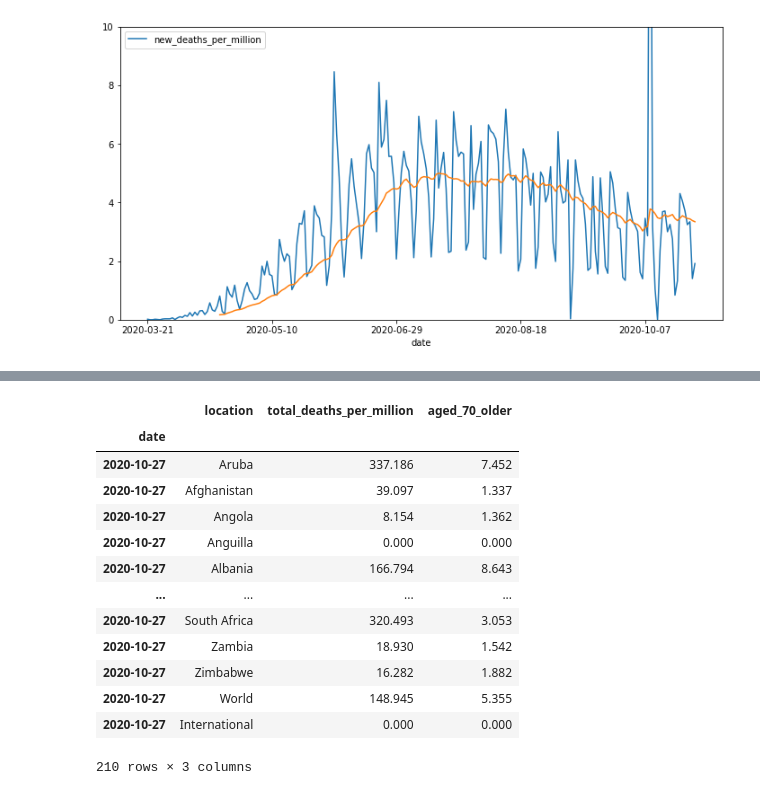
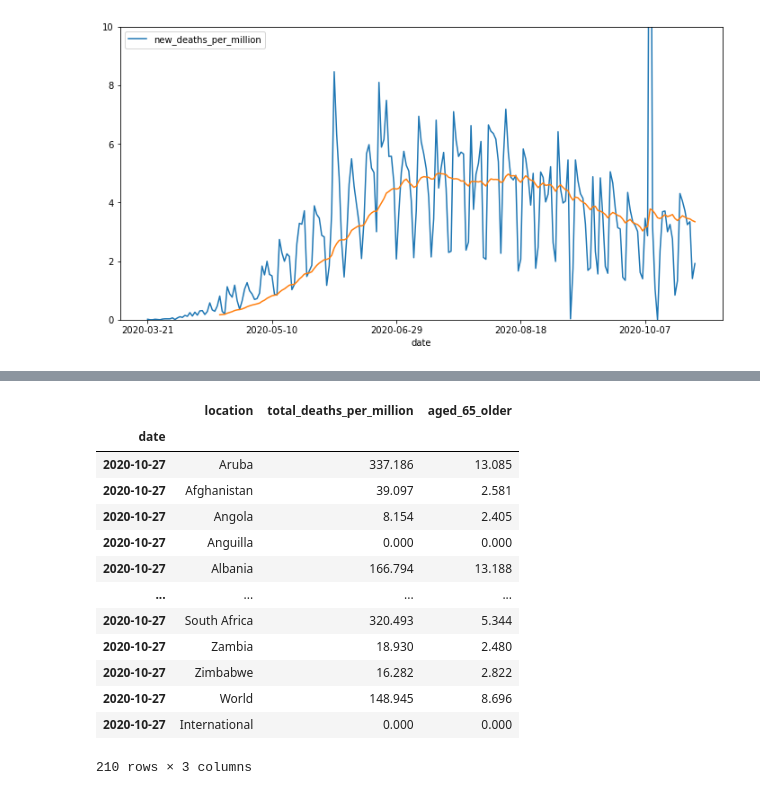
Before and after one commit to nikitaagarwala16/Breaking-down-Covid-19, a Jupyter notebook: Our World In Data Covid Dataset Analysis.ipynb, the cells around one changed output, grey strips where cells are left out. Saved outputs shown, nothing was run; the diff lists cells and outputs as text; code cells hidden in the pictures.

```diff
--- a/Our World In Data Covid Dataset Analysis.ipynb
+++ b/Our World In Data Covid Dataset Analysis.ipynb
@@ -137,32 +137,32 @@ Index(['new_deaths_per_million'], dtype='object')
 # %%
 def scatter_plot(date, col1, col2):
     tot_df = pd.DataFrame(columns = ['date', 'location', col1, col2])
     for c in country_df:
         temp_df = owid_df[(owid_df['location']==c) & (owid_df['date']==date)][['date', 'location', col1, col2]]
         tot_df = tot_df.append(temp_df, ignore_index = True).fillna(0)
     tot_df.set_index('date', inplace=True)
 
     fig = px.scatter(data_frame=tot_df, x=col2,
                      y=col1, color="location", trendline="ols",
                  hover_data=['location'])
     fig.show()
 
     return tot_df
 
-scatter_plot('2020-10-27', 'total_deaths_per_million', 'aged_70_older')
+scatter_plot('2020-10-27', 'total_deaths_per_million', 'aged_65_older')
 # %% [output]
 [interactive output not drawn]
-|  | location | total_deaths_per_million | aged_70_older |
+|  | location | total_deaths_per_million | aged_65_older |
 | date |  |  |  |
-| 2020-10-27 | Aruba | 337.186 | 7.452 |
-| 2020-10-27 | Afghanistan | 39.097 | 1.337 |
-| 2020-10-27 | Angola | 8.154 | 1.362 |
+| 2020-10-27 | Aruba | 337.186 | 13.085 |
+| 2020-10-27 | Afghanistan | 39.097 | 2.581 |
+| 2020-10-27 | Angola | 8.154 | 2.405 |
 | 2020-10-27 | Anguilla | 0.000 | 0.000 |
-| 2020-10-27 | Albania | 166.794 | 8.643 |
+| 2020-10-27 | Albania | 166.794 | 13.188 |
 | ... | ... | ... | ... |
-| 2020-10-27 | South Africa | 320.493 | 3.053 |
-| 2020-10-27 | Zambia | 18.930 | 1.542 |
-| 2020-10-27 | Zimbabwe | 16.282 | 1.882 |
-| 2020-10-27 | World | 148.945 | 5.355 |
+| 2020-10-27 | South Africa | 320.493 | 5.344 |
+| 2020-10-27 | Zambia | 18.930 | 2.480 |
+| 2020-10-27 | Zimbabwe | 16.282 | 2.822 |
+| 2020-10-27 | World | 148.945 | 8.696 |
 | 2020-10-27 | International | 0.000 | 0.000 |
 210 rows × 3 columns
```
Also changed, not shown: parts of 6 cells of this notebook, 1 other file.
